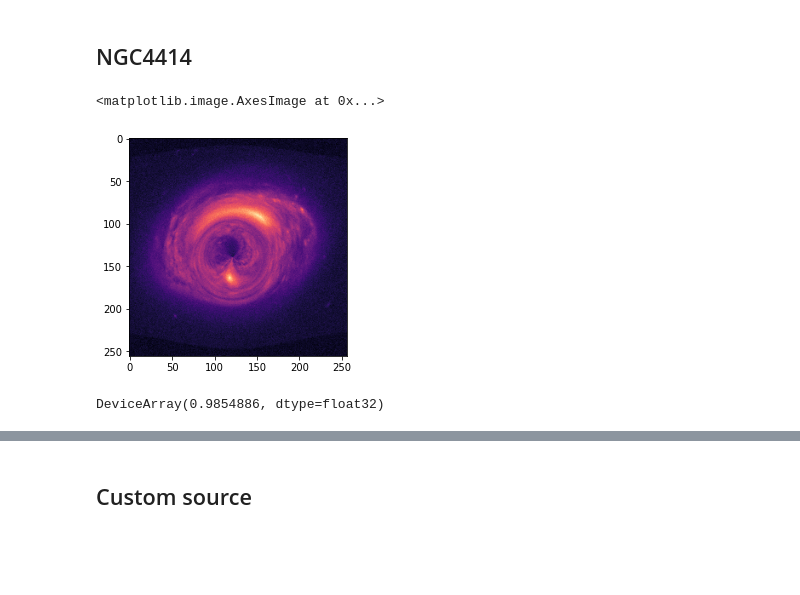
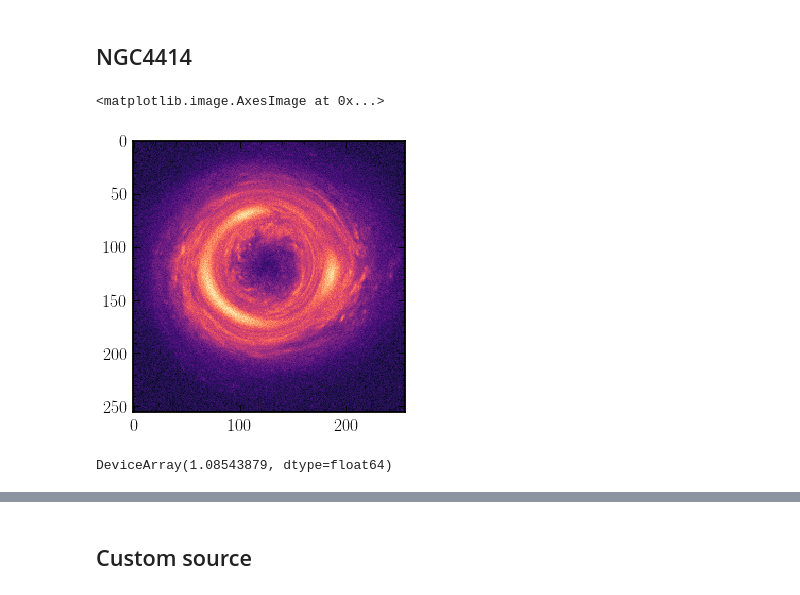
Before and after one commit to smsharma/lensing-neural-fields, a Jupyter notebook: notebooks/nerf_probabilistic_lens.ipynb, the cells around one changed output, grey strips where cells are left out. Saved outputs shown, nothing was run; the diff lists cells and outputs as text; code cells hidden in the pictures; blank space fills up the shorter version.

```diff
--- a/notebooks/nerf_probabilistic_lens.ipynb
+++ b/notebooks/nerf_probabilistic_lens.ipynb
@@ -51,15 +30,15 @@ The autoreload extension is already loaded. To reload it, use:
 # %%
 from einops import rearrange
 # %%
-# import matplotlib.pylab as pylab
-# import warnings
-# import matplotlib.cbook
+import matplotlib.pylab as pylab
+import warnings
+import matplotlib.cbook
 
-# from plot_params import params
+from plot_params import params
 
-# warnings.filterwarnings("ignore",category=matplotlib.cbook.mplDeprecation)
+warnings.filterwarnings("ignore",category=matplotlib.cbook.mplDeprecation)
 
-# pylab.rcParams.update(params)
-# cols_default = plt.rcParams['axes.prop_cycle'].by_key()['color']
+pylab.rcParams.update(params)
+cols_default = plt.rcParams['axes.prop_cycle'].by_key()['color']
 # %%
 from jax.config import config
@@ -134,8 +113,8 @@ plt.imshow(im_source, cmap=cmap)
 galaxy_url = "https://cdn.spacetelescope.org/archives/images/screen/potw2015a.jpg"
 galaxy_name = "NGC2906"
 
-# galaxy_url = "https://cdn.spacetelescope.org/archives/images/screen/opo1036a.jpg"
-# galaxy_name = "NGC3982"
+galaxy_url = "https://cdn.spacetelescope.org/archives/images/screen/opo1036a.jpg"
+galaxy_name = "NGC3982"
 # %%
 request.urlretrieve(galaxy_url, "{}.jpg".format(galaxy_name))
 im_source = np.asarray(Image.open("{}.jpg".format(galaxy_name)).convert('L'))
@@ -156,25 +135,24 @@ im_source = resize(im_source, (n_xy, n_xy), anti_aliasing=True)
 
 # plt.imshow(image)
 # %%
-std_noise = 0.02
+std_noise = 0.04
 # %%
 # Change the lens position
 
 src_param_dict = {"profile": "CartesianGrid", "src_ary": im_source}
-hst_param_dict = {"profile": "SIE", "theta_x_0": 0.3, "theta_y_0": -0.15, "theta_E": 1.3, "q": 0.7}
-# hst_param_dict = {"profile": "SIE", "theta_x_0": -0., "theta_y_0": 0., "theta_E": 3., "q": 0.7}
+hst_param_dict = {"profile": "SIE", "theta_x_0": -0.3, "theta_y_0": -0.15, "theta_E": 1.7, "q": 0.7}
 
 lens_list = [hst_param_dict]
 
 lsi = LensingSim(lens_list, [src_param_dict], global_dict, observation_dict)
 image = lsi.lensed_image()
 image += std_noise * np.random.randn(*image.shape)
 
 plt.imshow(image.T, cmap=cmap)
 # %% [output]
 <matplotlib.image.AxesImage at 0x...>
-[figure, old version]
+[figure, new version]
 # %%
 image.T.max()
 # %% [output]
-DeviceArray(0.9854886, dtype=float32)
+DeviceArray(1.08543879, dtype=float64)
```
Also changed, not shown: parts of 45 cells of this notebook, 2 other files.
